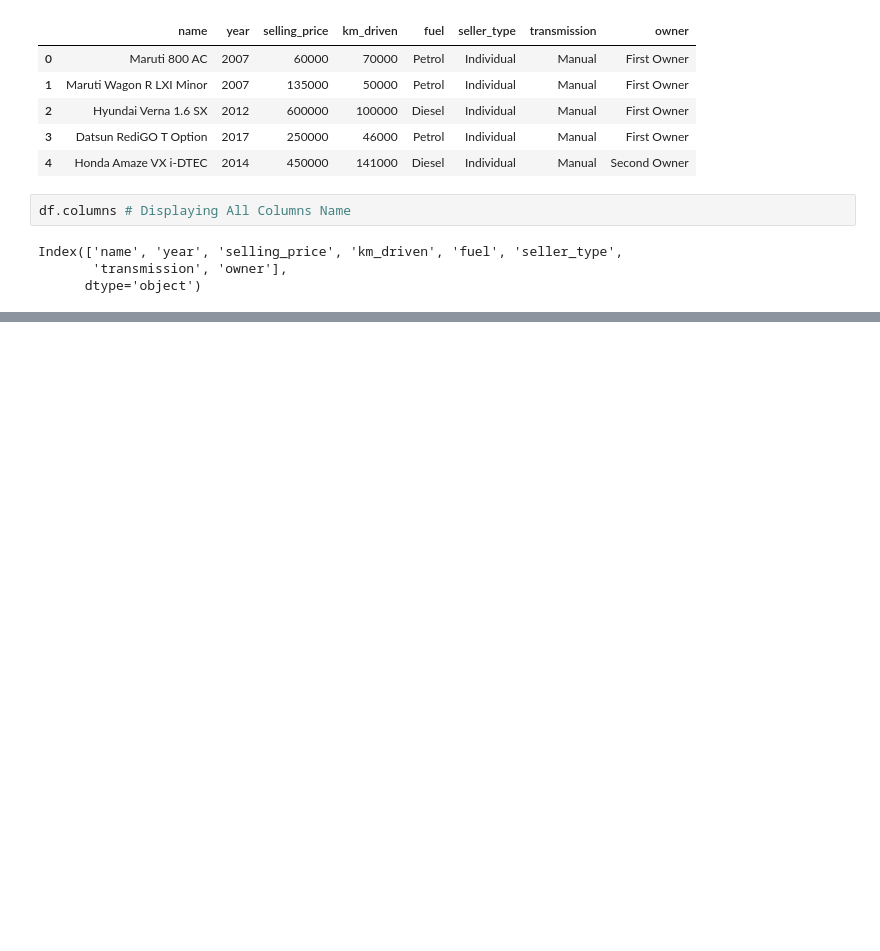
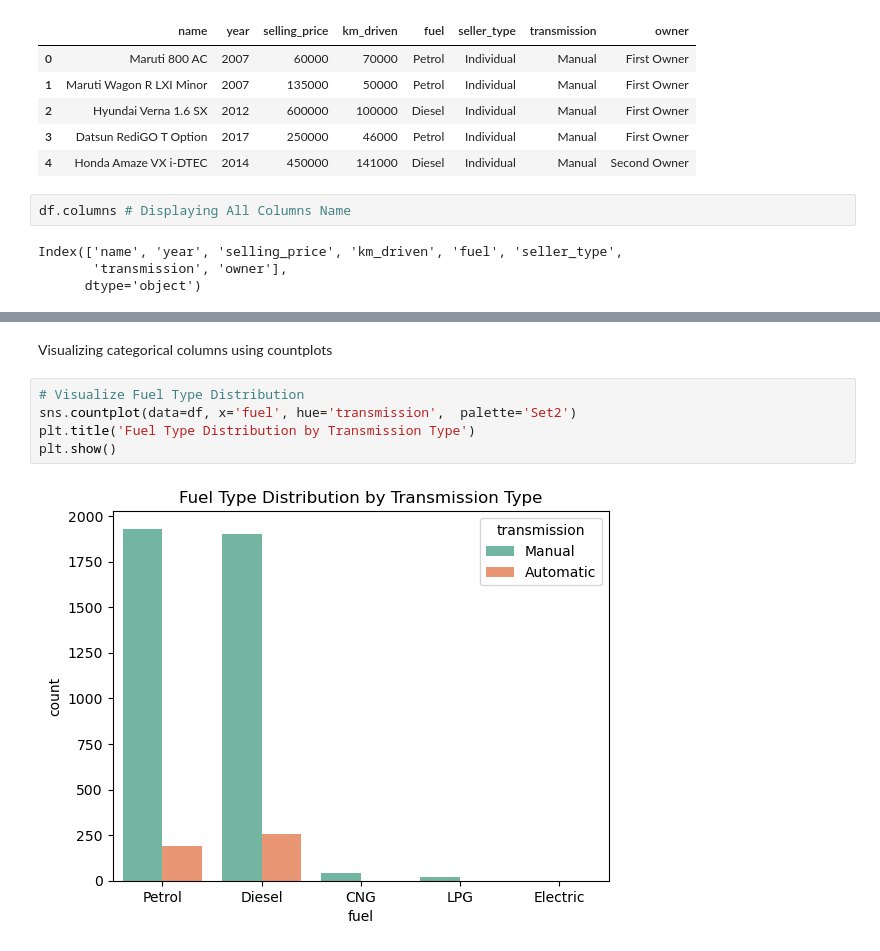
Before and after one commit to kushal111/AIML-Component-2, a Jupyter notebook: AIML.ipynb, the cells around one changed output, grey strips where cells are left out. Saved outputs shown, nothing was run; the diff lists cells and outputs as text; blank space fills up the shorter version.

```diff
--- a/AIML.ipynb
+++ b/AIML.ipynb
@@ -53,0 +98,9 @@ memory usage: 271.4+ KB
+# %% [markdown]
+Visualizing categorical columns using countplots
+# %%
+# Visualize Fuel Type Distribution
+sns.countplot(data=df, x='fuel', hue='transmission',  palette='Set2')
+plt.title('Fuel Type Distribution by Transmission Type')
+plt.show()
+# %% [output]
+[figure, added]
```
Also changed, not shown: parts of 10 cells of this notebook.
